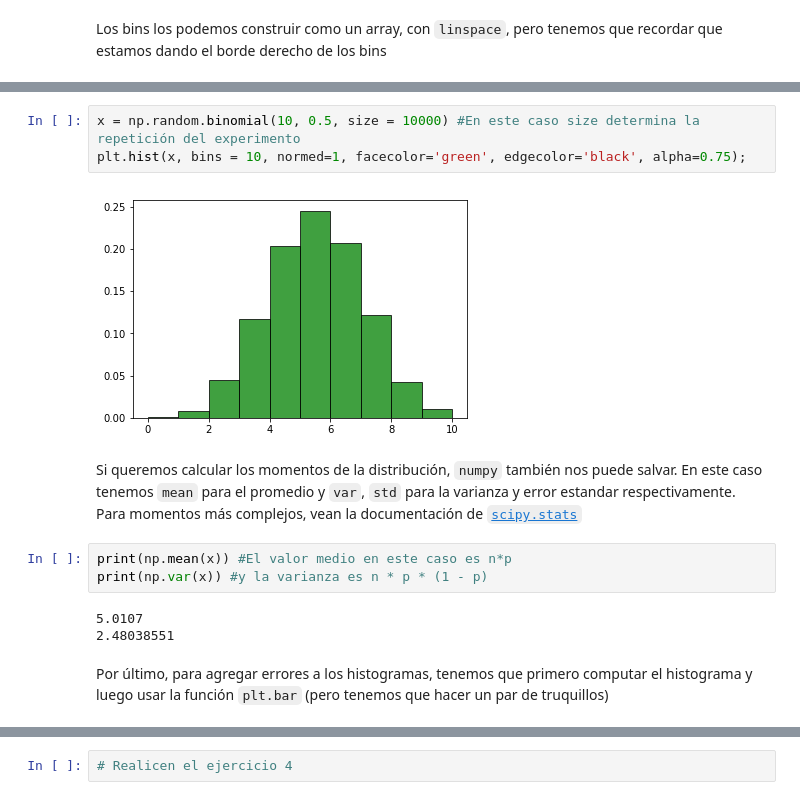
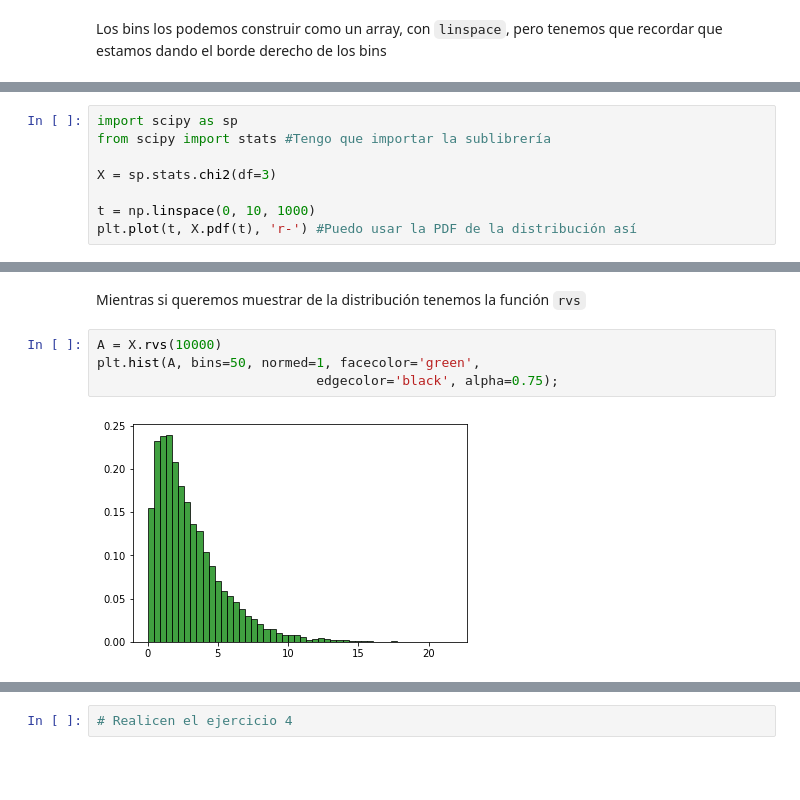
Before and after one commit to fifabsas/talleresfifabsas, a Jupyter notebook: python/Incertezas/numerico.ipynb, the cells around one changed output, grey strips where cells are left out. Cells and saved outputs as stored; diff of their text form; blank space fills up the shorter version.

Commit message:
Agregado uso de scipy.stats

```diff
--- a/python/Incertezas/numerico.ipynb
+++ b/python/Incertezas/numerico.ipynb
@@ -341,0 +342,8 @@ No solo podemos muestrear variables aleatorias con distribución normal, `numpy.
+# %%
+import scipy as sp
+from scipy import stats #Tengo que importar la sublibrería
+
+X = sp.stats.chi2(df=3)
+
+t = np.linspace(0, 10, 1000)
+plt.plot(t, X.pdf(t), 'r-') #Puedo usar la PDF de la distribución así
@@ -342,15 +372,8 @@ No solo podemos muestrear variables aleatorias con distribución normal, `numpy.
+# %% [markdown]
+Mientras si queremos muestrar de la distribución tenemos la función `rvs`
 # %%
-x = np.random.binomial(10, 0.5, size = 10000) #En este caso size determina la repetición del experimento
-plt.hist(x, bins = 10, normed=1, facecolor='green', edgecolor='black', alpha=0.75);
+A = X.rvs(10000)
+plt.hist(A, bins=50, normed=1, facecolor='green',
+                            edgecolor='black', alpha=0.75);
 # %% [output]
-[figure, old version]
+[figure, new version]
-# %% [markdown]
-Si queremos calcular los momentos de la distribución, `numpy` también nos puede salvar. En este caso tenemos `mean` para el promedio y `var`, `std` para la varianza y error estandar respectivamente. Para momentos más complejos, vean la documentación de [`scipy.stats`](https://docs.scipy.org/doc/scipy/reference/stats.html)
-# %%
-print(np.mean(x)) #El valor medio en este caso es n*p
-print(np.var(x)) #y la varianza es n * p * (1 - p)
-# %% [output]
-5.0107
-2.48038551
-# %% [markdown]
-Por último, para agregar errores a los histogramas, tenemos que primero computar el histograma y luego usar la función `plt.bar` (pero tenemos que hacer un par de truquillos)
```
Also changed, not shown: parts of 13 cells of this notebook.
